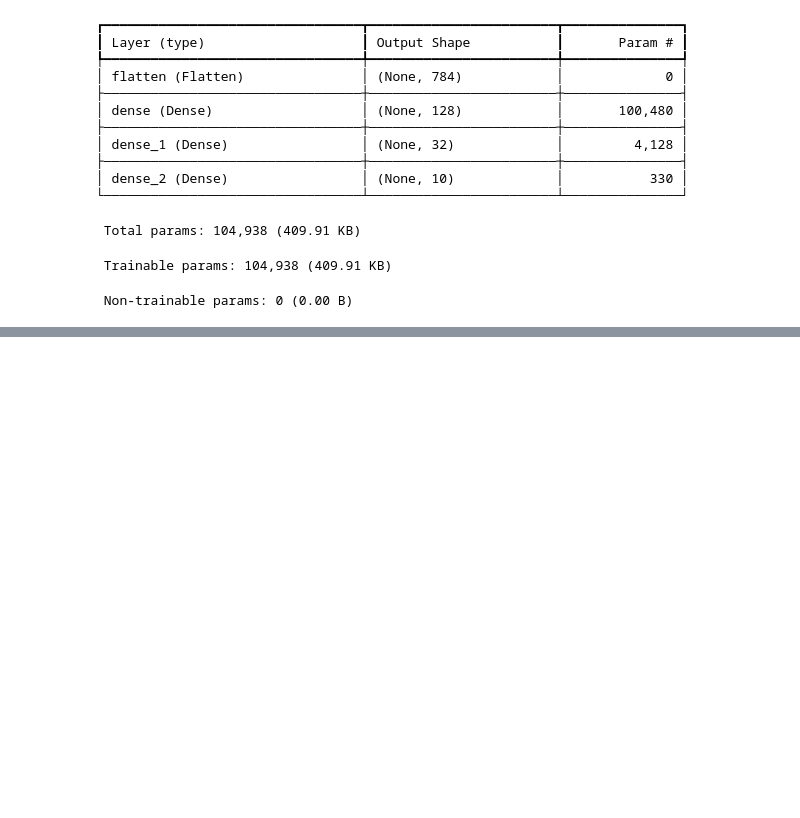
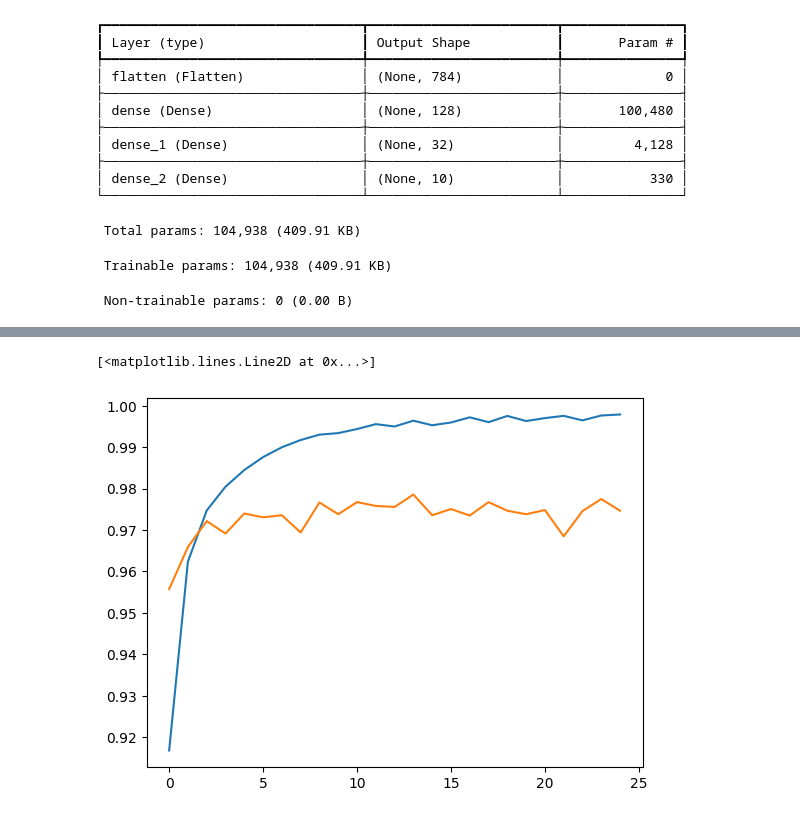
Before and after one commit to rishuagrawal1309/Machine_Learning, a Jupyter notebook: MNIST.ipynb, the cells around one changed output, grey strips where cells are left out. Cells and saved outputs as stored; diff of their text form; code cells hidden in the pictures; blank space fills up the shorter version.

```diff
--- a/MNIST.ipynb
+++ b/MNIST.ipynb
@@ -140,0 +156,6 @@ y_prob = model.predict(X_test)
+# %%
+plt.plot(history.history['accuracy'])
+plt.plot(history.history['val_accuracy'])
+# %% [output]
+[<matplotlib.lines.Line2D at 0x...>]
+[figure, added]
```
Also changed, not shown: parts of 6 cells of this notebook.
